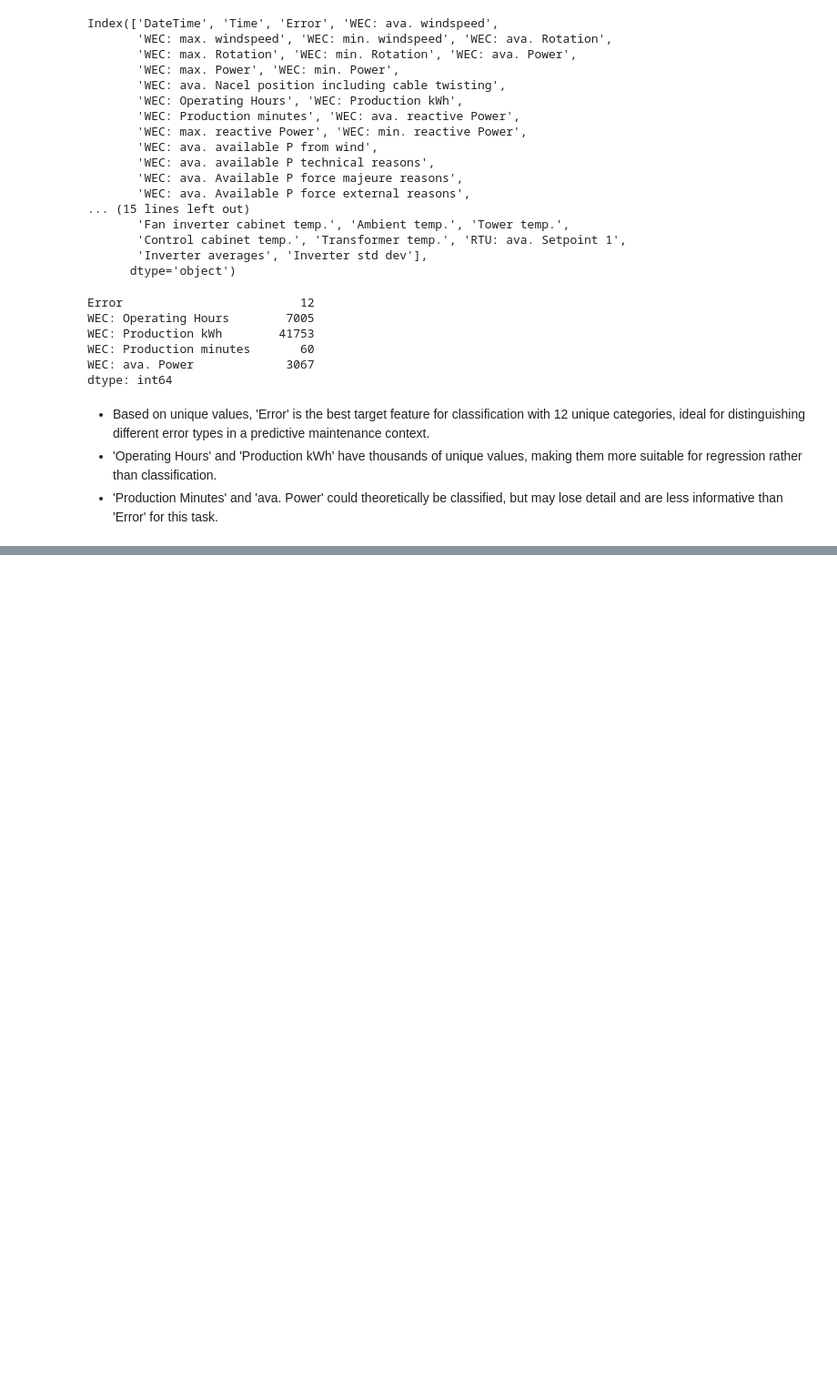
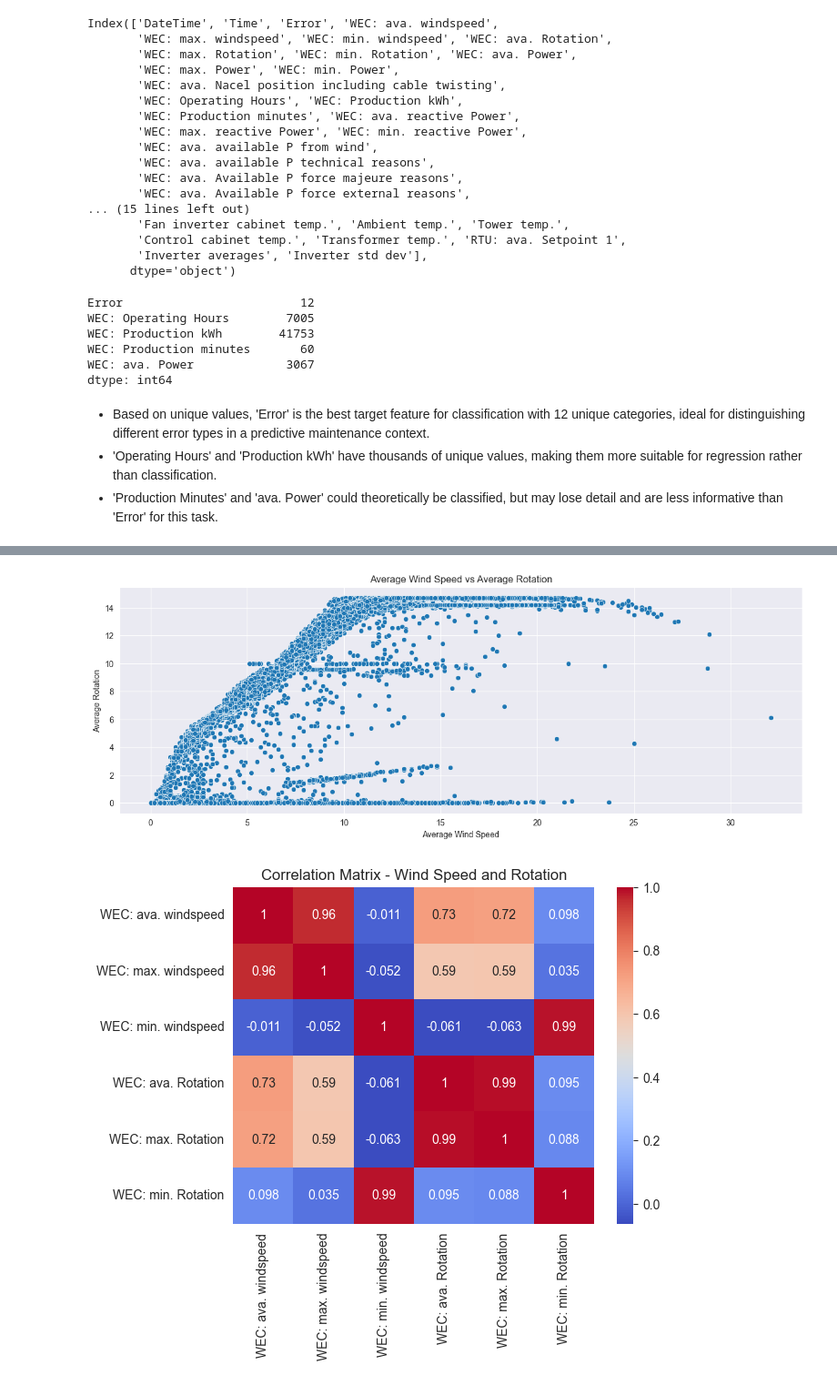
Before and after one commit to rhkraptor/AML, a Jupyter notebook: AML_Projekt.ipynb, the cells around one changed output, grey strips where cells are left out. Shown at 91% size. Saved outputs shown, nothing was run; the diff lists cells and outputs as text; code cells hidden in the pictures; blank space fills up the shorter version.

```diff
--- a/AML_Projekt.ipynb
+++ b/AML_Projekt.ipynb
@@ -140,0 +143,18 @@ plt.show()
+# %%
+# Scatter plot for average wind speed and average rotation
+plt.figure(figsize=(15, 5))
+sns.scatterplot(data=df, x='WEC: ava. windspeed', y='WEC: ava. Rotation')
+plt.title('Average Wind Speed vs Average Rotation')
+plt.xlabel('Average Wind Speed')
+plt.ylabel('Average Rotation')
+plt.show()
+
+# Correlation matrix for wind and rotation features
+wind_rotation_cols = ['WEC: ava. windspeed', 'WEC: max. windspeed', 'WEC: min. windspeed',
+                      'WEC: ava. Rotation', 'WEC: max. Rotation', 'WEC: min. Rotation']
+sns.heatmap(df[wind_rotation_cols].corr(), annot=True, cmap='coolwarm')
+plt.title('Correlation Matrix - Wind Speed and Rotation')
+plt.show()
+# %% [output]
+[figure, added]
+[figure, added]
```
Also changed, not shown: parts of 15 cells of this notebook.
